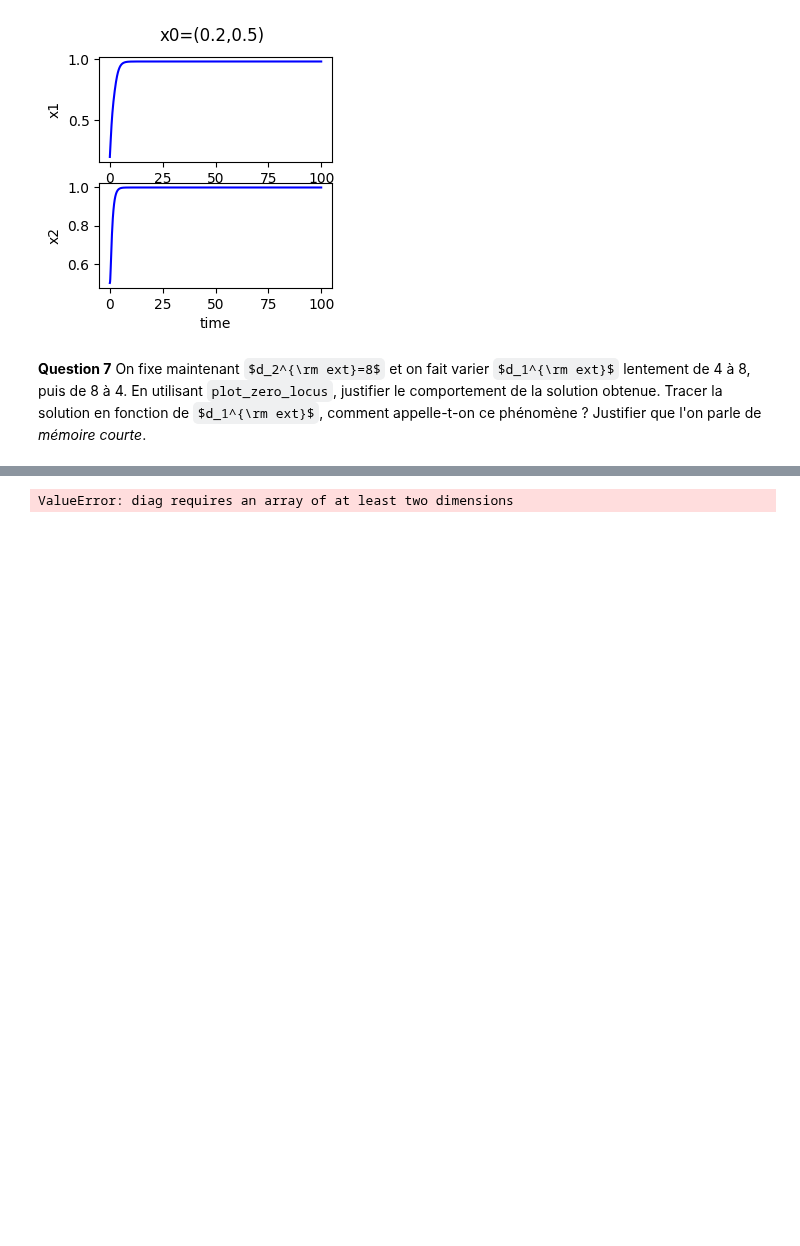
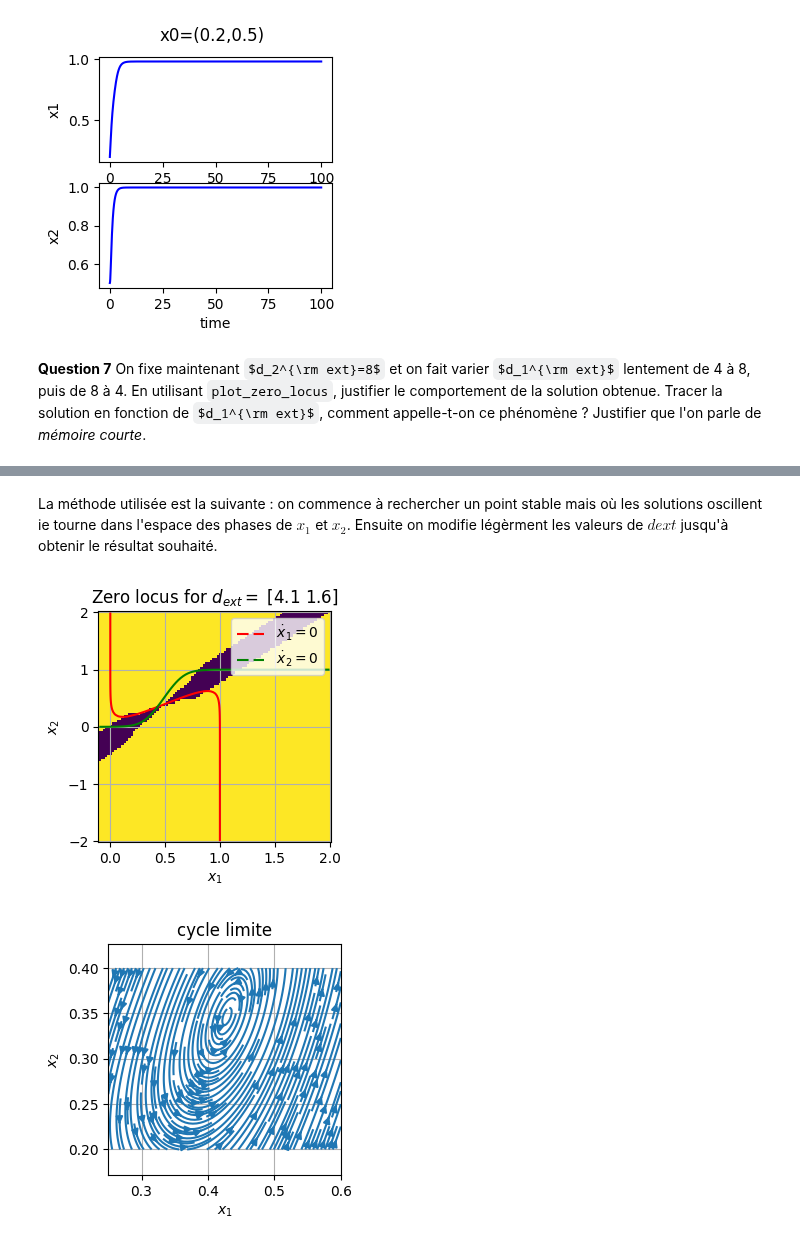
Before and after one commit to VDeumier/Projet_UE11, a Jupyter notebook: Projet Equations Différentielles.ipynb, the cells around one changed output, grey strips where cells are left out. Cells and saved outputs as stored; diff of their text form; code cells hidden in the pictures; some formulas as TeX source; blank space fills up the shorter version.

```diff
--- a/Projet Equations Différentielles.ipynb
+++ b/Projet Equations Différentielles.ipynb
@@ -326,7 +347,13 @@ On cherche maintenant à faire apparaître un cycle limite oscillatoire. On s'ap
 **Question 9** La fonction ci-dessous permet de tracer les zéros de la dynamique comme ci-dessus mais superposés aux zones où la trace de la jacobienne de $f$ est strictement négative et son déterminant strictement positif. Compléter le calcul de la jacobienne et proposer une méthode empirique pour trouver une valeur de $d_{\rm ext}$ donnant un cycle limite. Vérifier en simulation l'apparition de ce cycle limite.
+# %% [markdown]
+La méthode utilisée est la suivante : on commence à rechercher un point stable mais où les solutions oscillent ie tourne dans l'espace des phases de $x_1$ et $x_2$. Ensuite on modifie  légèrment les valeurs de $dext$ jusqu'à obtenir le résultat souhaité.
 # %%
 def jacobian_dynamics(x1,x2,d_ext):
-    return # A COMPLETER
+    res=[[-1+10*np.exp(-10*x1+8*x2+10-2*d_ext[0])/(1+np.exp(-10*x1+8*x2+10-2*d_ext[0]))**2,
+          -8*np.exp(-10*x1+8*x2+10-2*d_ext[0])/(1+np.exp(-10*x1+8*x2+10-2*d_ext[0]))**2],
+         [16*np.exp(-16*x1+2*x2+10-2*d_ext[1])/(1+np.exp(-16*x1+2*x2+10-2*d_ext[1]))**2,
+          -2*np.exp(-16*x1+2*x2+10-2*d_ext[1])/(1+np.exp(-16*x1+2*x2+10-2*d_ext[1]))**2-1]]
+    return np.array(res)
 
 def plot_zero_locus_stabilite(d_ext):
     N = 100
@@ -337,32 +364,48 @@ def plot_zero_locus_stabilite(d_ext):
     X1dot = -X1 + sigmoid(W[0,0]*X1 + W[0,1]*X2 + d_ext[0])
     X2dot = -X2 + sigmoid(W[1,0]*X1 + W[1,1]*X2 + d_ext[1])
 
     # compute trace and determinant of jacobian matrix on the grid
     tr = np.zeros((N,N))
     deter = np.zeros((N,N))
     for i in np.arange(N):
         for j in np.arange(N):
             tr[i,j] = np.trace(jacobian_dynamics(X1[i,j],X2[i,j],d_ext))
             deter[i,j] = np.linalg.det(jacobian_dynamics(X1[i,j],X2[i,j],d_ext))
 
     # plot zone where  the trace of the jacobian is negative and its determinant positive
     plt.figure()
     plt.pcolormesh(X1,X2,(tr<0)*(deter>0))
 
     # root locus plot
     C1 = plt.contour(X1, X2, X1dot, 0, colors = 'red')
     C2 = plt.contour(X1, X2, X2dot, 0, colors = 'green')
     h1,_ = C1.legend_elements()
     h2,_ = C2.legend_elements()
     plt.grid(True)
     plt.xlabel('$x_1$')
     plt.ylabel('$x_2$')
     plt.legend([h1[0],h2[0]],['$\dot x_1 = 0$','$\dot x_2 = 0$'])
     plt.title("Zero locus for $d_{ext} =$ "+ str(d_ext))
     plt.show()
 
     return
 
-plot_zero_locus_stabilite(np.array([4.0,1.0]))
+d_ext=np.array([4.1,1.6])
+plot_zero_locus_stabilite(d_ext)
+grid_x1 = np.linspace(0.25,0.6,70)
+grid_x2 = np.linspace(0.2,0.4,70)
+X1, X2 = np.meshgrid(grid_x1,grid_x2)
+
+X1dot = -X1 + sigmoid(W[0,0]*X1 + W[0,1]*X2 + d_ext[0])
+X2dot = -X2 + sigmoid(W[1,0]*X1 + W[1,1]*X2 + d_ext[1])
+
+plt.figure()
+plt.streamplot(grid_x1, grid_x2, X1dot, X2dot,density=2)
+plt.title("cycle limite")
+plt.grid(True)
+plt.xlabel('$x_1$')
+plt.ylabel('$x_2$')
+plt.show()
 # %% [output]
-ValueError: diag requires an array of at least two dimensions
+[figure, added]
+[figure, added]
```
Also changed, not shown: parts of 9 cells of this notebook.
